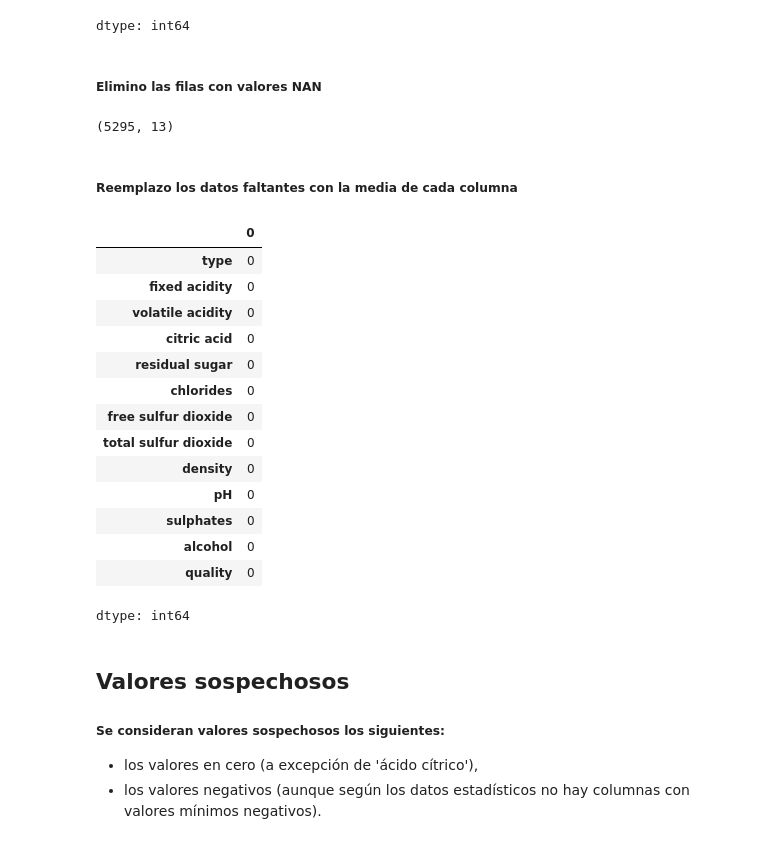
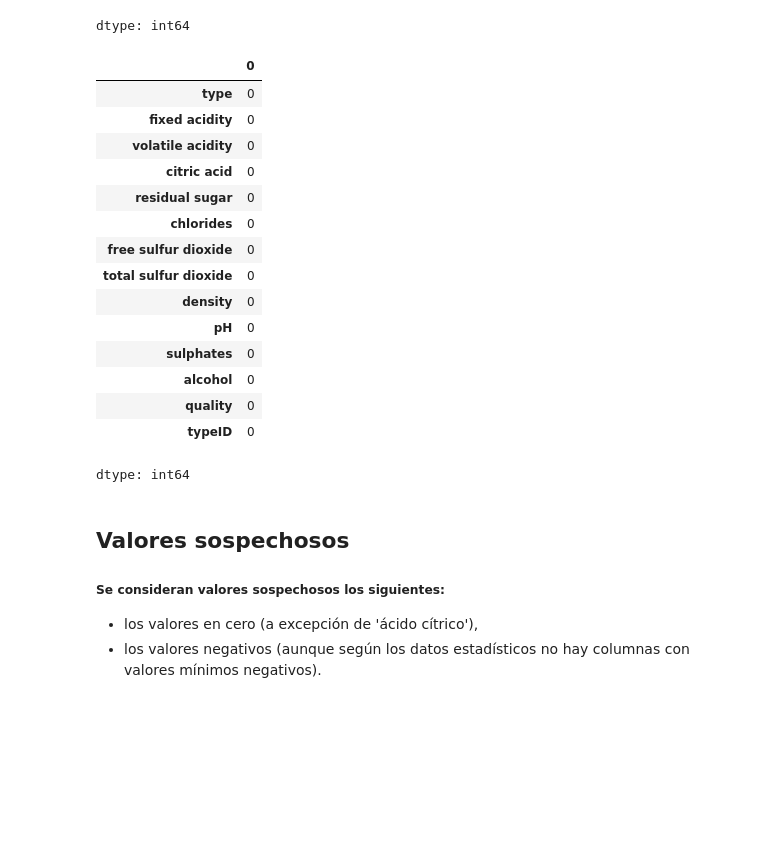
Before and after one commit to eugeinga/CODER-DataScienceI, a Jupyter notebook: ProyectoDS_ParteII_INGARAMO.ipynb, the cells around one changed output. Saved outputs shown, nothing was run; the diff lists cells and outputs as text; code cells hidden in the pictures; blank space fills up the shorter version.

```diff
--- a/ProyectoDS_ParteII_INGARAMO.ipynb
+++ b/ProyectoDS_ParteII_INGARAMO.ipynb
@@ -242,40 +241,32 @@ df.isna().sum()
 | alcohol | 0 |
 | quality | 0 |
 dtype: int64
-# %% [markdown]
-##### Elimino las filas con valores NAN
-# %%
-# Elimino las filas con más de 2 valores NAN
-
-df = df.dropna()
-df.shape
-# %% [output]
-(5295, 13)
-# %% [markdown]
-##### Reemplazo los datos faltantes con la media de cada columna
-# %%
-# No es necesario reemplazar datos faltantes con la media dado que fueron eliminados
-
-#df.fillna(df.mean(), inplace=True)
-#print(df.isna().sum())
-
-df.isna().sum()
-# %% [output]
-|  | 0 |
-| type | 0 |
-| fixed acidity | 0 |
-| volatile acidity | 0 |
-| citric acid | 0 |
-| residual sugar | 0 |
-| chlorides | 0 |
-| free sulfur dioxide | 0 |
-| total sulfur dioxide | 0 |
-| density | 0 |
-| pH | 0 |
-| sulphates | 0 |
-| alcohol | 0 |
-| quality | 0 |
-dtype: int64
+# %%
+# Identifico las columnas numéricas a imputar (excluyendo 'type')
+columnas_a_imputar = df.columns.drop('type')
+
+# Reemplazo los valores nulos por el promedio según el tipo de vino
+df[columnas_a_imputar] = df.groupby('type')[columnas_a_imputar].transform(lambda x: x.fillna(x.mean()))
+
+# Verifico si quedan valores nulos
+df.isna().sum()
+# %% [output]
+|  | 0 |
+| type | 0 |
+| fixed acidity | 0 |
+| volatile acidity | 0 |
+| citric acid | 0 |
+| residual sugar | 0 |
+| chlorides | 0 |
+| free sulfur dioxide | 0 |
+| total sulfur dioxide | 0 |
+| density | 0 |
+| pH | 0 |
+| sulphates | 0 |
+| alcohol | 0 |
+| quality | 0 |
+| typeID | 0 |
+dtype: int64
 # %% [markdown]
 ## **Valores sospechosos**
 
```
Also changed, not shown: parts of 21 cells of this notebook.
